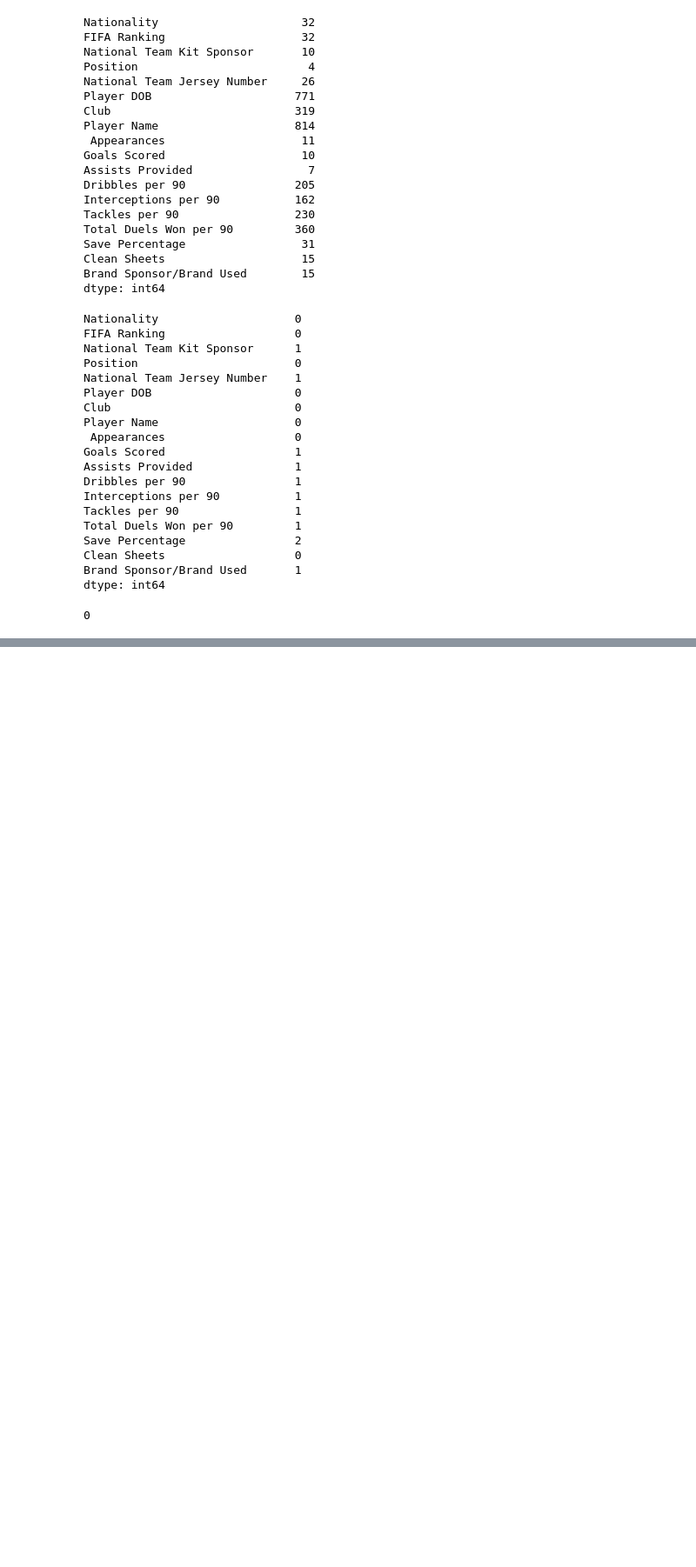
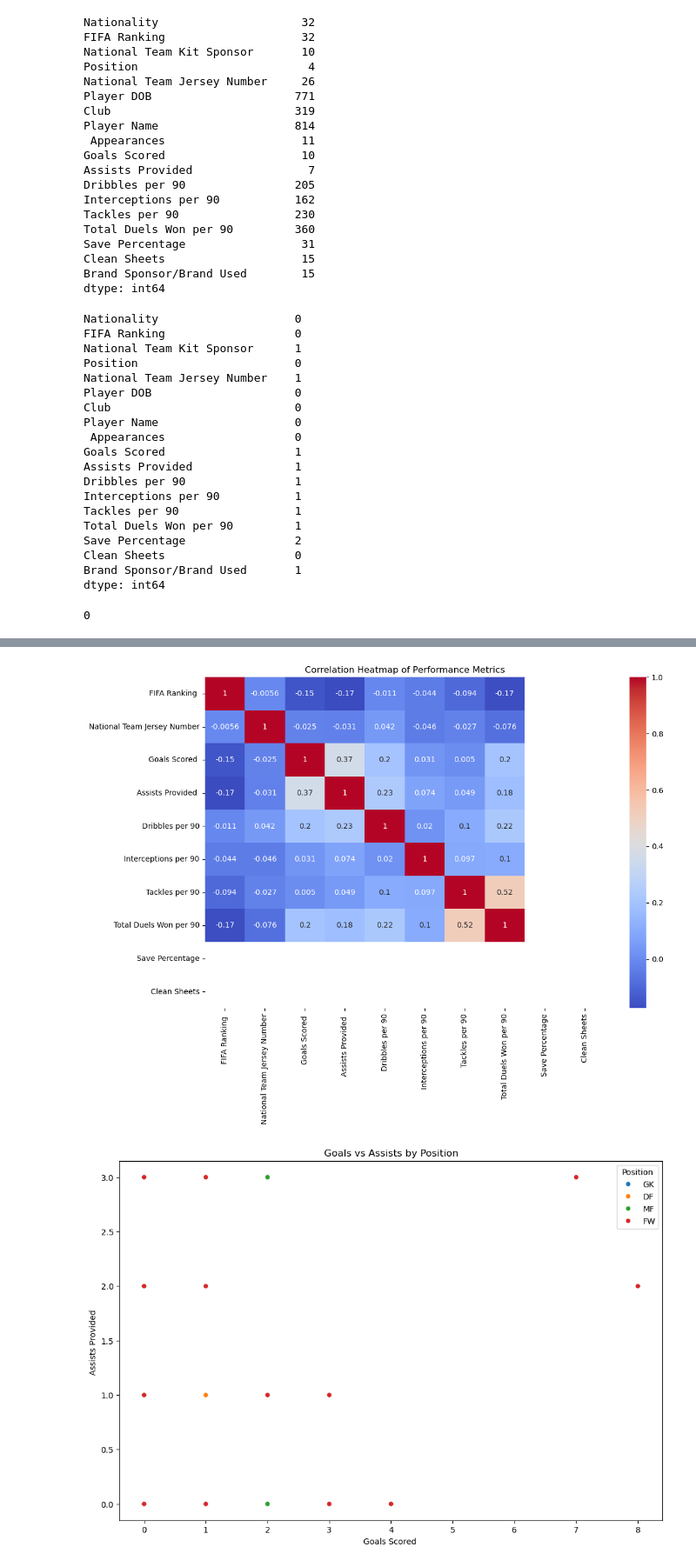
Before and after one commit to Reshy07/Data-Analysis, a Jupyter notebook: notebooks/Task.ipynb, the cells around one changed output, grey strips where cells are left out. Shown at 87% size. Saved outputs shown, nothing was run; the diff lists cells and outputs as text; code cells hidden in the pictures; blank space fills up the shorter version.

```diff
--- a/notebooks/Task.ipynb
+++ b/notebooks/Task.ipynb
@@ -137,0 +277,26 @@ df.duplicated().sum()
+# %%
+# Correlation heatmap
+plt.figure(figsize=(12,8))
+numeric_df = df.select_dtypes(include=['float64', 'int64'])
+sns.heatmap(numeric_df.corr(), annot=True, cmap='coolwarm')
+plt.title('Correlation Heatmap of Performance Metrics')
+plt.show()
+
+# Goals vs Assists by Position
+plt.figure(figsize=(12,8))
+sns.scatterplot(data=df, x='Goals Scored ', y='Assists Provided ', hue='Position')
+plt.title('Goals vs Assists by Position')
+plt.show()
+
+# Top 10 nations by goals with average per player
+top_countries = df.groupby('Nationality ')['Goals Scored '].sum().nlargest(10).index
+country_goals = df[df['Nationality '].isin(top_countries)]
+
+plt.figure(figsize=(12,6))
+sns.boxplot(data=country_goals, x='Nationality ', y='Goals Scored ')
+plt.title('Goals Distribution for Top 10 Scoring Nations')
+plt.xticks(rotation=45)
+plt.show()
+# %% [output]
+[figure, added]
+[figure, added]
```
Also changed, not shown: parts of 8 cells of this notebook.
